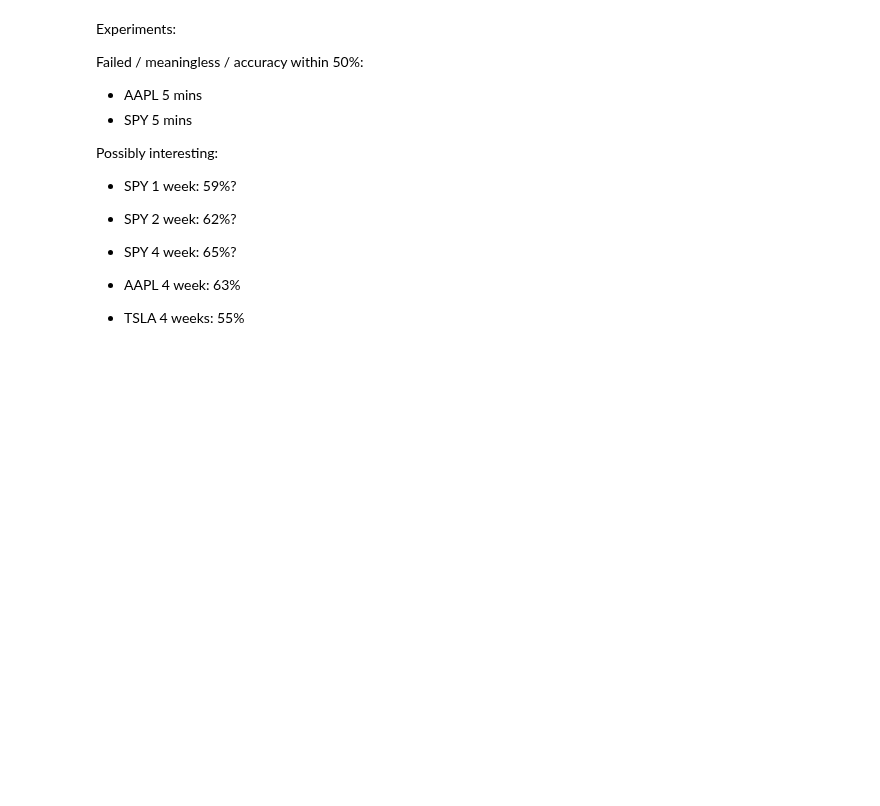
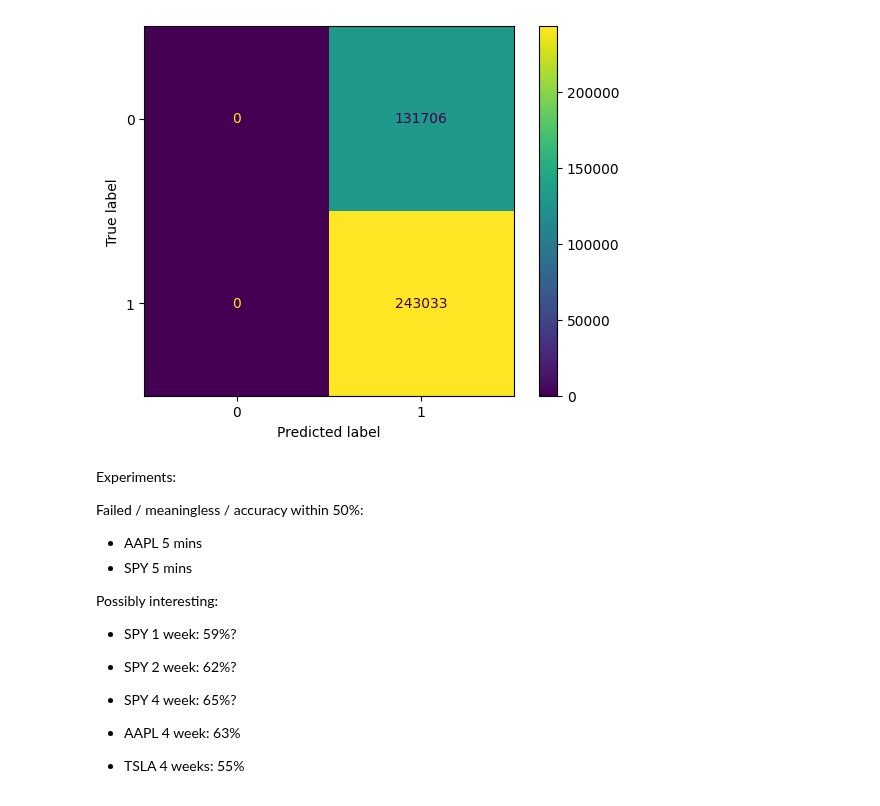
Before and after one commit to kh3dron/biz, a Jupyter notebook: models/pick_data.ipynb, the cells around one changed output. Cells and saved outputs as stored; diff of their text form; code cells hidden in the pictures; blank space fills up the shorter version.

```diff
--- a/models/pick_data.ipynb
+++ b/models/pick_data.ipynb
@@ -13,8 +21,8 @@ warnings.simplefilter(action='ignore', category=FutureWarning)
 # %%
-ticker = "MSFT"
-df = utilities.load_stock(ticker)
-# ticker = 'SPY'
-# df = utilities.load_index(ticker)
+# ticker = "MSFT"
+# df = utilities.load_stock(ticker)
+ticker = 'SPY'
+df = utilities.load_index(ticker)
 # %%
 df = utilities.RSI(df, 14)
 df = utilities.RSI(df, 28)
@@ -98,0 +137,14 @@ print(f"Accuracy: {accuracy}")
+# %%
+from sklearn.metrics import confusion_matrix, ConfusionMatrixDisplay
+
+y_pred = model.predict(X_test_scaled)
+y_pred = (y_pred > 0.5).astype(int)
+cm = confusion_matrix(y_test, y_pred)
+
+# Set display labels for binary classification
+class_labels = ['0', '1']
+
+disp = ConfusionMatrixDisplay(confusion_matrix=cm, display_labels=class_labels)
+disp.plot()
+plt.show()
+# %% [output]
@@ -99,3 +152,4 @@ print(f"Accuracy: {accuracy}")
+[figure, added]
 # %% [markdown]
 Experiments:
 
```
Also changed, not shown: parts of 6 cells of this notebook.
